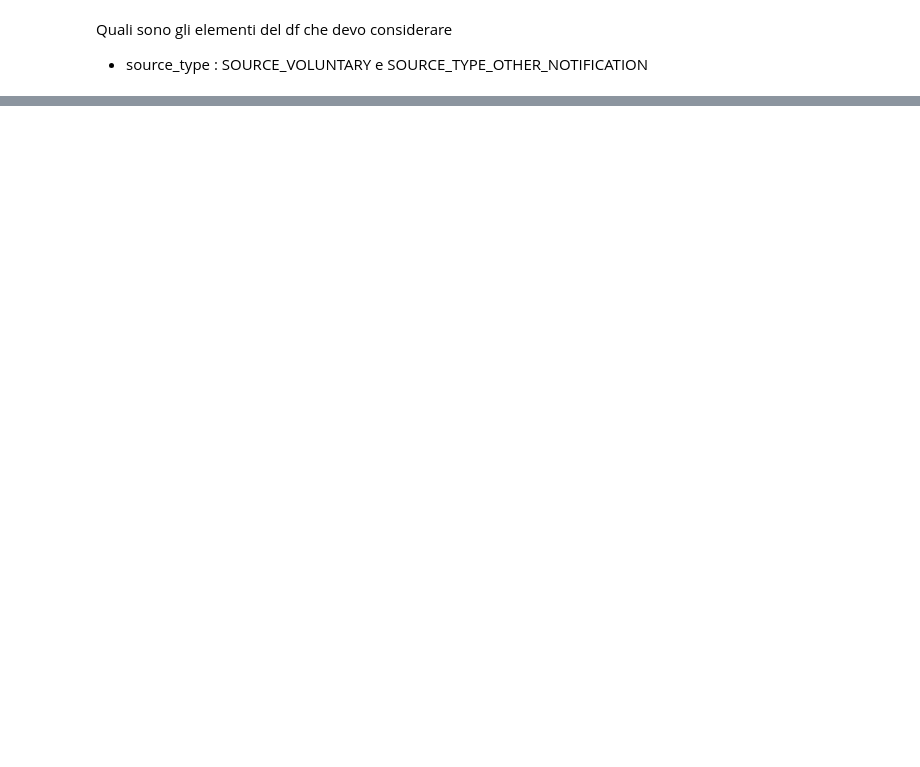
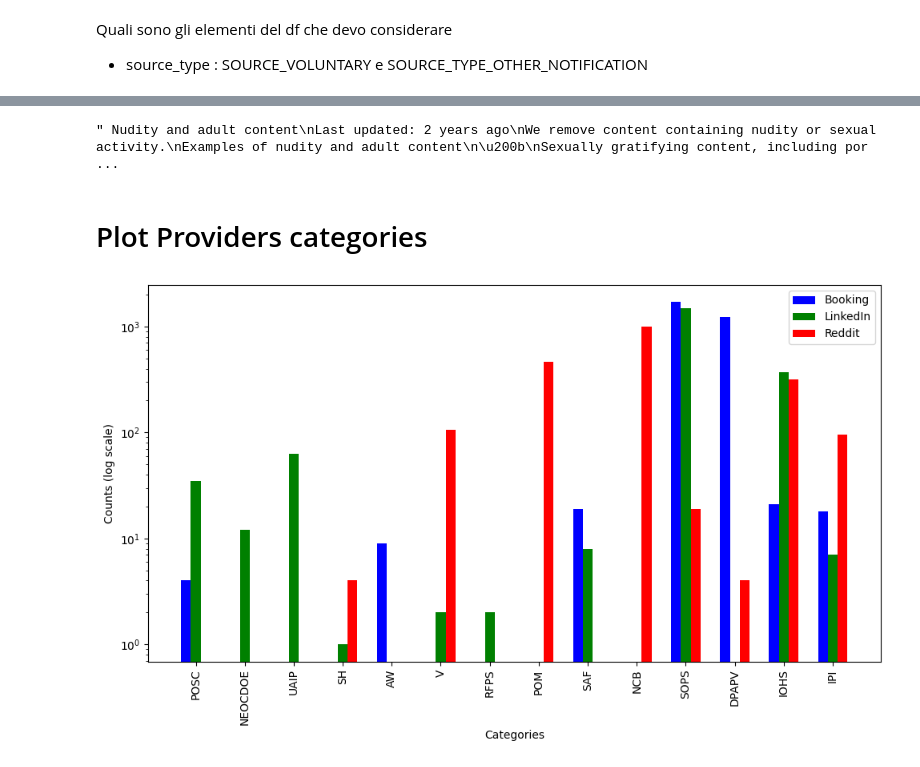
Before and after one commit to sustaz/NLP_DSA_transparency, a Jupyter notebook: statement_of_reason_llm.ipynb, the cells around one changed output, grey strips where cells are left out. Drawn from its saved outputs; the diff is of its cells as text; code cells hidden in the pictures; blank space fills up the shorter version.

```diff
--- a/statement_of_reason_llm.ipynb
+++ b/statement_of_reason_llm.ipynb
@@ -203,0 +240,78 @@ for index, row in df.iterrows():
+# %%
+vector_db.get()['documents'][9]
+# %% [output]
+" Nudity and adult content\nLast updated: 2 years ago\nWe remove content containing nudity or sexual activity.\nExamples of nudity and adult content\n\u200b\nSexually gratifying content, including por ...
+# %% [markdown]
+# Plot Providers categories
+# %%
+def read_files_to_df(folder_path):
+    dfs = []
+
+    # Iterate over the files in the folder
+    for file in os.listdir(folder_path):
+        if file.endswith('.csv'):
+            file_path = os.path.join(folder_path, file)
+            # Read the CSV file into a dataframe and append it to the list
+            dfs.append(pd.read_csv(file_path))
+
+    # Concatenate all the dataframes into a single dataframe
+    return pd.concat(dfs, ignore_index=True)
+# %%
+def create_acronym(category):
+    # Split the category by underscores and take the first letter of each word after 'STATEMENT_CATEGORY'
+    return ''.join([word[0] for word in category.split('_')[2:]])
+# %%
+import pandas as pd
+import plotly.graph_objects as go
+import os
+import numpy as np
+
+Booking = read_files_to_df('/content/drive/MyDrive/NLLP/data/Booking/New_Statements_filtered')
+LinkedIn = read_files_to_df('/content/drive/MyDrive/NLLP/data/LinkedIn/New_Statements_filtered')
+Reddit = read_files_to_df('/content/drive/MyDrive/NLLP/data/Reddit/New_Statements_filtered')
+
+# Get category counts for each dataframe
+booking_counts = Booking['category'].value_counts()
+linkedin_counts = LinkedIn['category'].value_counts()
+reddit_counts = Reddit['category'].value_counts()
+
+# Combine the data into a single DataFrame
+categories = list(set(Booking['category'].unique()) | set(LinkedIn['category'].unique()) | set(Reddit['category'].unique()))
+
+combined_counts = pd.DataFrame({
+    'Booking': booking_counts.reindex(categories, fill_value=0),
+    'LinkedIn': linkedin_counts.reindex(categories, fill_value=0),
+    'Reddit': reddit_counts.reindex(categories, fill_value=0)
+}).fillna(0)
+
+# Plotting
+fig, ax = plt.subplots(figsize=(10, 6))
+
+# Define bar width and positions
+bar_width = 0.2
+index = np.arange(len(categories))
+
+# Plot bars for each category
+booking_bars = ax.bar(index - bar_width, combined_counts['Booking'], bar_width, label='Booking', color='b')
+linkedin_bars = ax.bar(index, combined_counts['LinkedIn'], bar_width, label='LinkedIn', color='g')
+reddit_bars = ax.bar(index + bar_width, combined_counts['Reddit'], bar_width, label='Reddit', color='r')
+acronyms = [create_acronym(category) for category in categories]
+
+# Rotate x-axis labels to vertical
+ax.set_xticks(index)
+ax.set_xticklabels(acronyms, rotation=90)
+
+# Set y-axis to logarithmic scale
+ax.set_yscale('log')
+
+# Add labels and title
+ax.set_xlabel('Categories')
+ax.set_ylabel('Counts (log scale)')
+ax.legend()
+
+# Show plot
+plt.tight_layout()
+#plt.show()
+plt.savefig('/content/drive/MyDrive/NLLP/plots/logaritmic_distribution.png')
+# %% [output]
+[figure, added]
```
Also changed, not shown: parts of 61 cells of this notebook.
